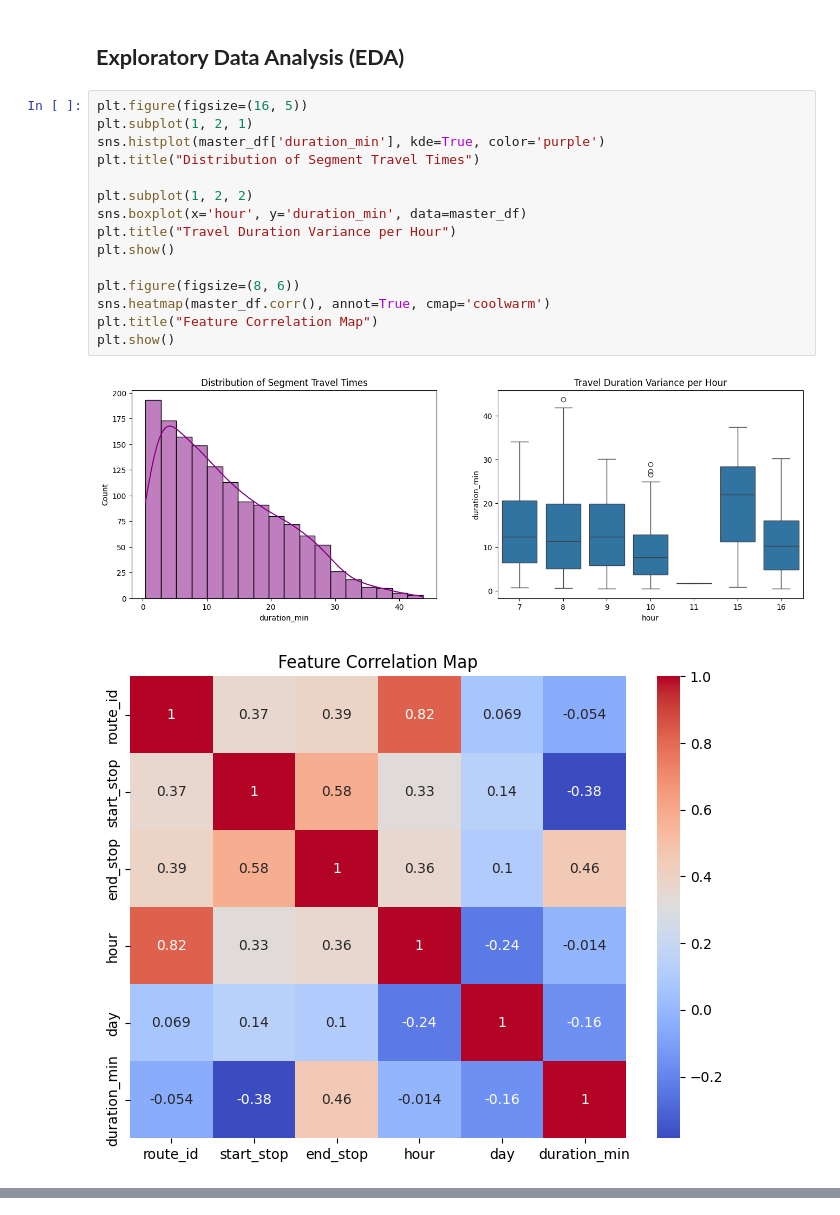
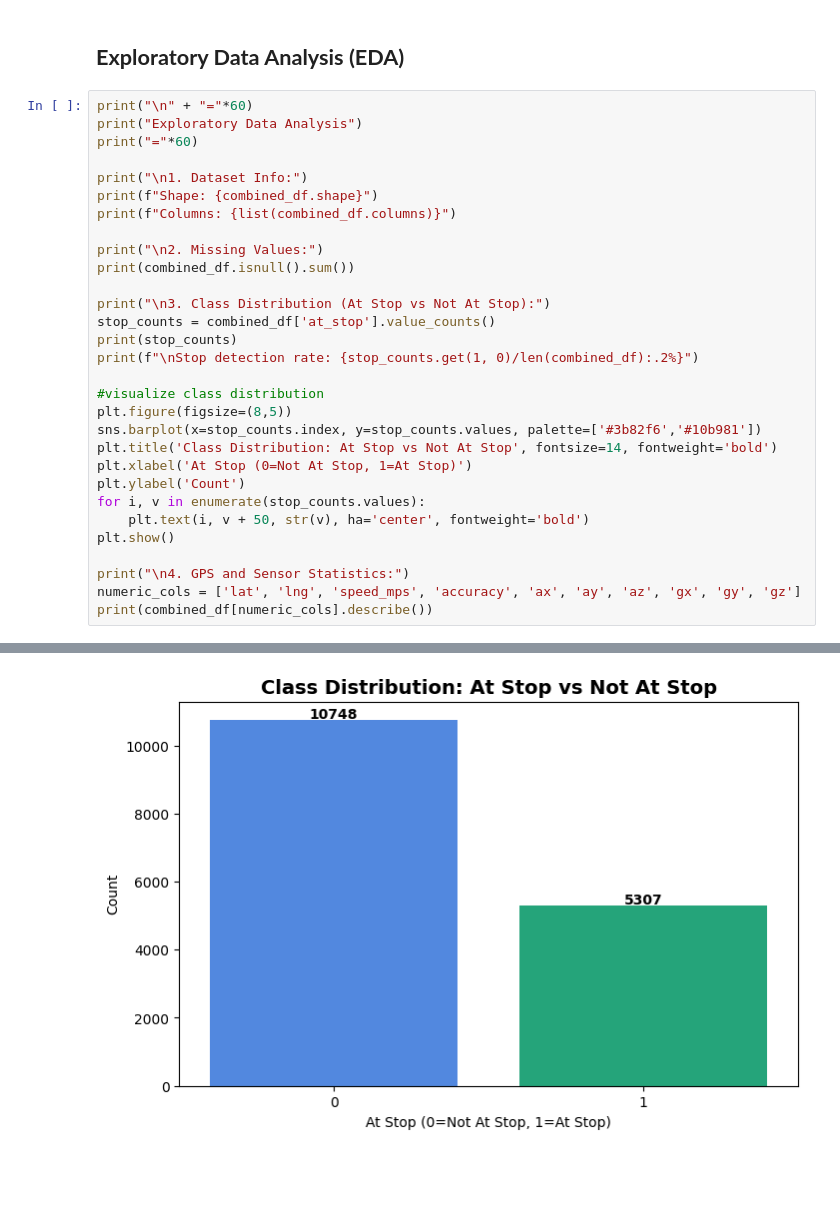
Before and after one commit to gowrisankar393/vaylen-transitlk, a Jupyter notebook: TransitLK_ETA_COO_XGB.ipynb, the cells around one changed output, grey strips where cells are left out. Drawn from its saved outputs; the diff is of its cells as text; blank space fills up the shorter version.

```diff
--- a/TransitLK_ETA_COO_XGB.ipynb
+++ b/TransitLK_ETA_COO_XGB.ipynb
@@ -108,20 +232,33 @@ master_df = generate_training_data(uploaded)
 # %% [markdown]
 ## **Exploratory Data Analysis (EDA)**
-# %%
-plt.figure(figsize=(16, 5))
-plt.subplot(1, 2, 1)
-sns.histplot(master_df['duration_min'], kde=True, color='purple')
-plt.title("Distribution of Segment Travel Times")
-
-plt.subplot(1, 2, 2)
-sns.boxplot(x='hour', y='duration_min', data=master_df)
-plt.title("Travel Duration Variance per Hour")
-plt.show()
-
-plt.figure(figsize=(8, 6))
-sns.heatmap(master_df.corr(), annot=True, cmap='coolwarm')
-plt.title("Feature Correlation Map")
-plt.show()
-# %% [output]
-[figure, removed]
-[figure, removed]
+# %%
+print("\n" + "="*60)
+print("Exploratory Data Analysis")
+print("="*60)
+
+print("\n1. Dataset Info:")
+print(f"Shape: {combined_df.shape}")
+print(f"Columns: {list(combined_df.columns)}")
+
+print("\n2. Missing Values:")
+print(combined_df.isnull().sum())
+
+print("\n3. Class Distribution (At Stop vs Not At Stop):")
+stop_counts = combined_df['at_stop'].value_counts()
+print(stop_counts)
+print(f"\nStop detection rate: {stop_counts.get(1, 0)/len(combined_df):.2%}")
+
+#visualize class distribution
+plt.figure(figsize=(8,5))
+sns.barplot(x=stop_counts.index, y=stop_counts.values, palette=['#3b82f6','#10b981'])
+plt.title('Class Distribution: At Stop vs Not At Stop', fontsize=14, fontweight='bold')
+plt.xlabel('At Stop (0=Not At Stop, 1=At Stop)')
+plt.ylabel('Count')
+for i, v in enumerate(stop_counts.values):
+    plt.text(i, v + 50, str(v), ha='center', fontweight='bold')
+plt.show()
+
+print("\n4. GPS and Sensor Statistics:")
+numeric_cols = ['lat', 'lng', 'speed_mps', 'accuracy', 'ax', 'ay', 'az', 'gx', 'gy', 'gz']
+print(combined_df[numeric_cols].describe())
+# %% [output]
@@ -127,0 +282 @@ plt.show()
+[figure, added]
```
Also changed, not shown: parts of 29 cells of this notebook.
